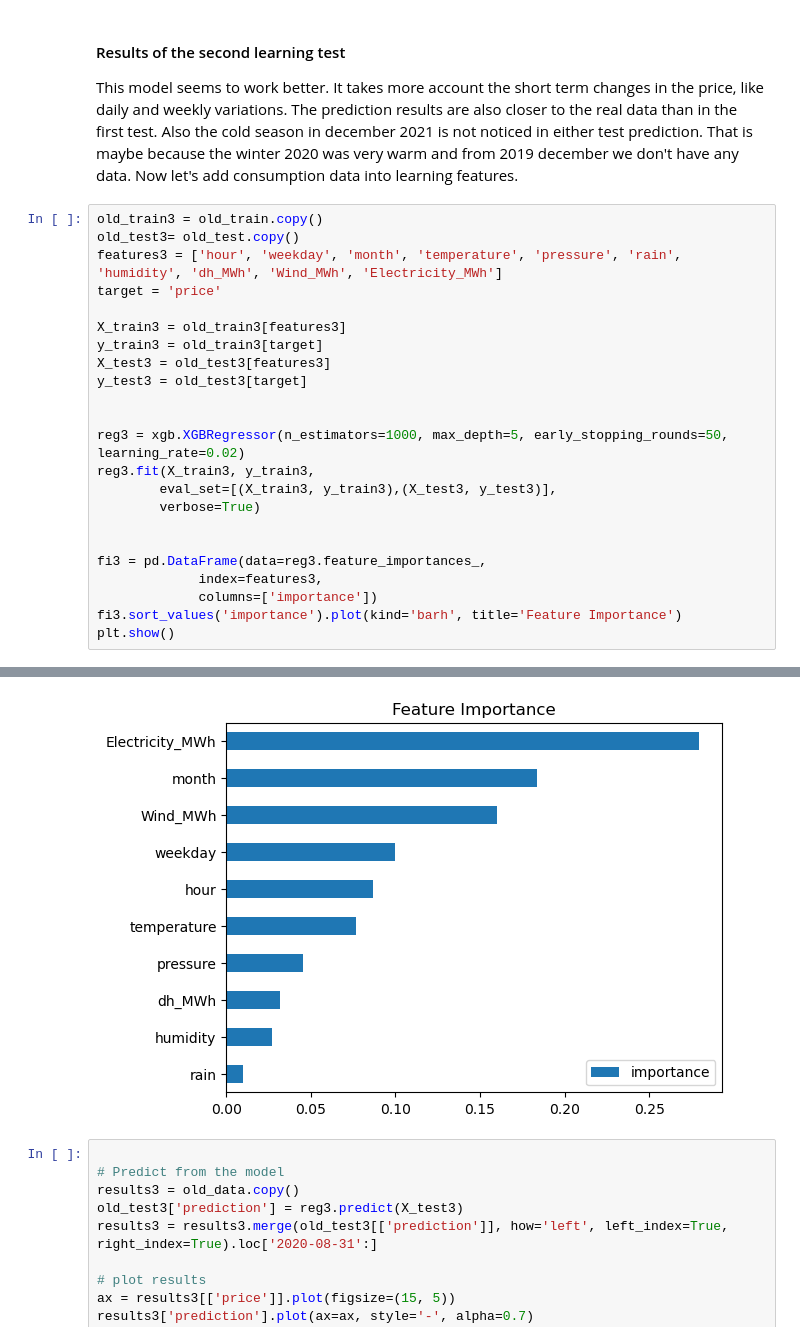
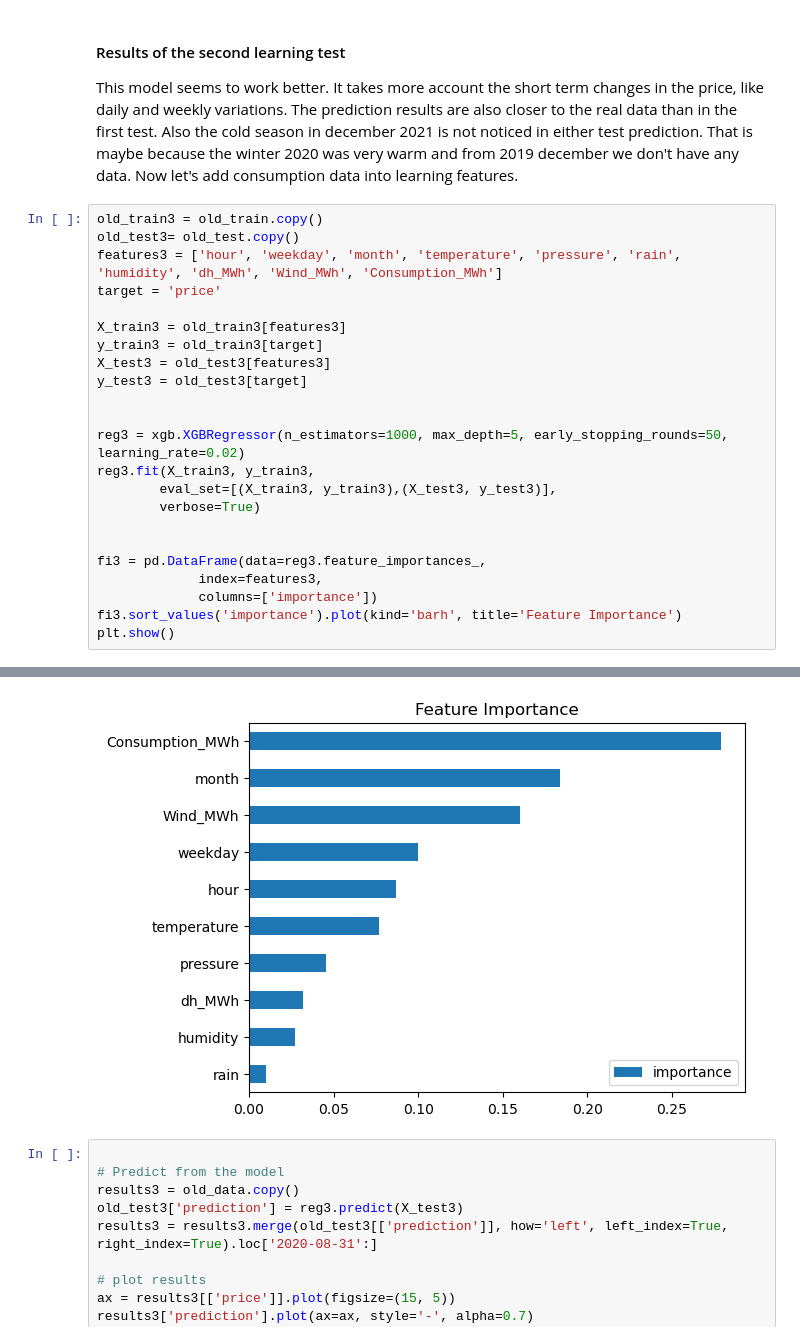
Before and after one commit to IDS-mini/electricity, a Jupyter notebook: data/data_integration_s.ipynb, the cells around one changed output, grey strips where cells are left out. Cells and saved outputs as stored; diff of their text form.

```diff
--- a/data/data_integration_s.ipynb
+++ b/data/data_integration_s.ipynb
@@ -403,7 +407,7 @@ Now let's add consumption data into learning features.
 # %%
 old_train3 = old_train.copy()
 old_test3= old_test.copy()
-features3 = ['hour', 'weekday', 'month', 'temperature', 'pressure', 'rain', 'humidity', 'dh_MWh', 'Wind_MWh', 'Electricity_MWh']
+features3 = ['hour', 'weekday', 'month', 'temperature', 'pressure', 'rain', 'humidity', 'dh_MWh', 'Wind_MWh', 'Consumption_MWh']
 target = 'price'
 
 X_train3 = old_train3[features3]
@@ -450,8 +461,8 @@ Parameters: { "early_stopping_rounds" } might not be used.
 [996]   validation_0-rmse:6.88101       validation_1-rmse:21.01973
 [997]   validation_0-rmse:6.88030       validation_1-rmse:21.02139
 [998]   validation_0-rmse:6.87932       validation_1-rmse:21.02147
 [999]   validation_0-rmse:6.87841       validation_1-rmse:21.02162
-[figure, old version]
+[figure, new version]
 # %%
 
 # Predict from the model
```
Also changed, not shown: parts of 14 cells of this notebook, 2 other files.
